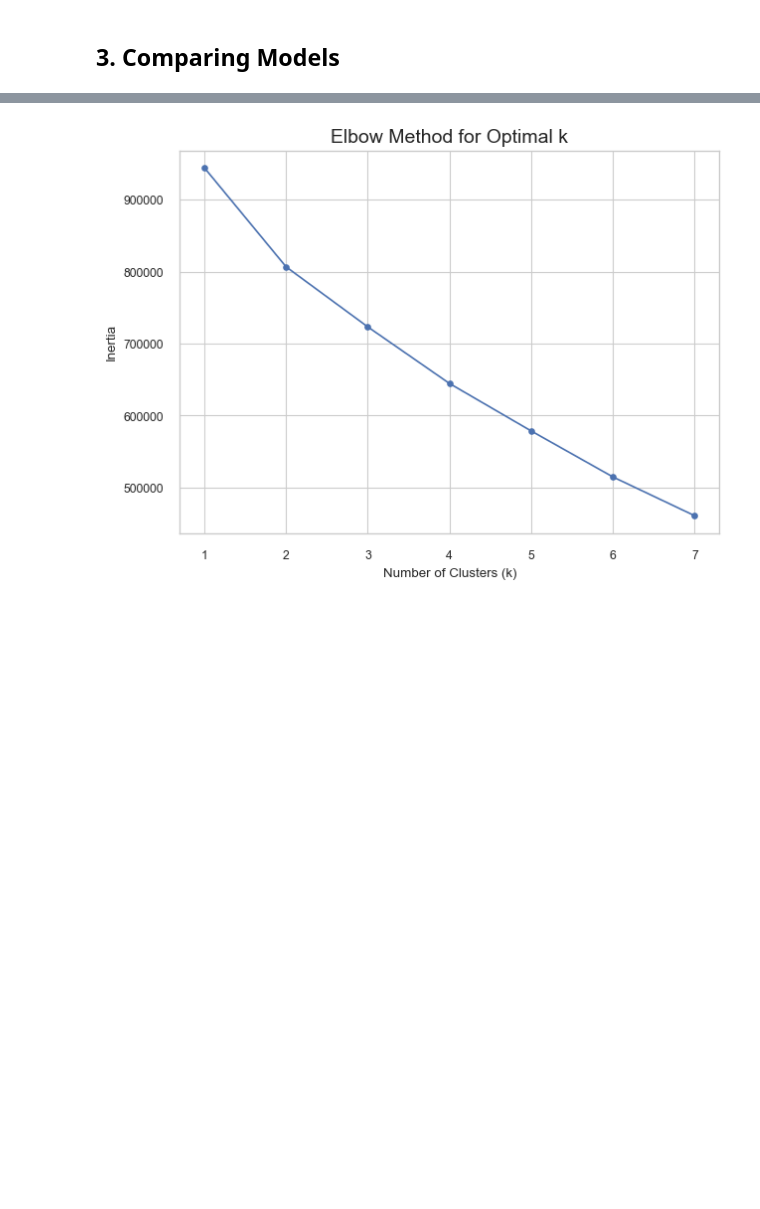
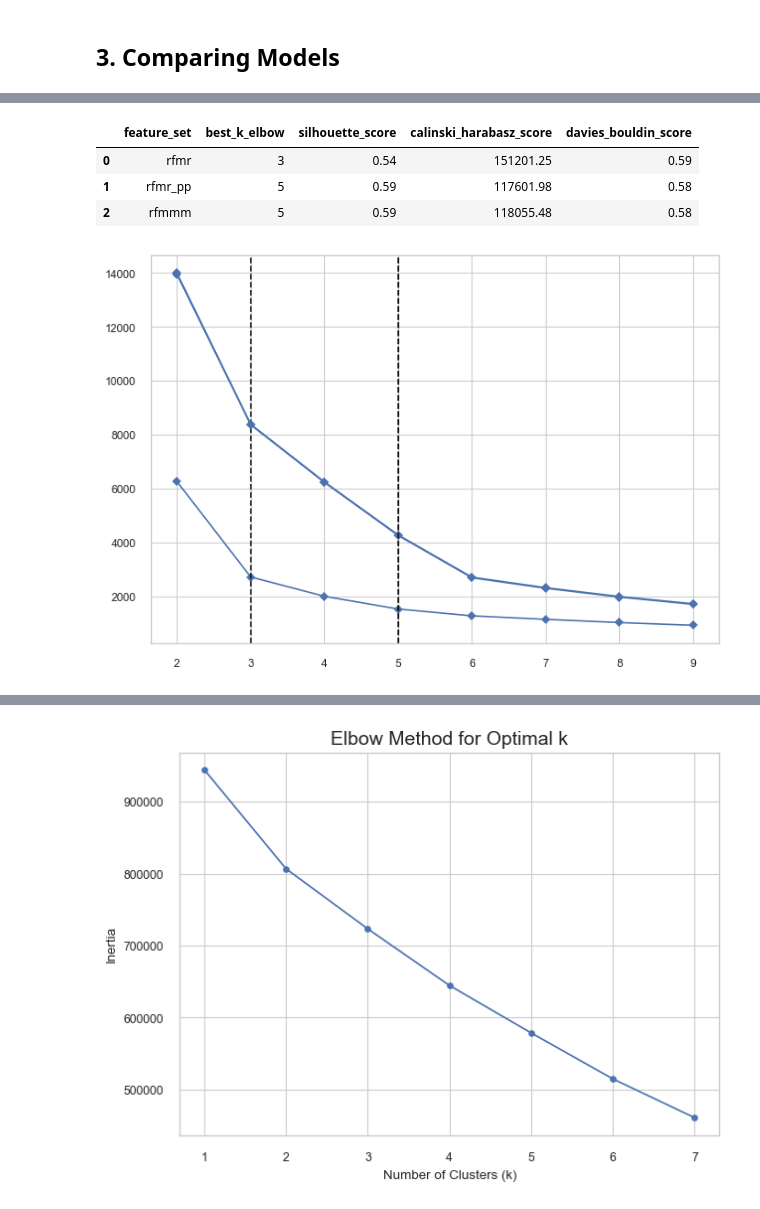
Before and after one commit to nataschaminnitt/segmenting_customers, a Jupyter notebook: notebooks/P5 notebook modeling.ipynb, the cells around one changed output, grey strips where cells are left out. Drawn from its saved outputs; the diff is of its cells as text; code cells hidden in the pictures; blank space fills up the shorter version.

```diff
--- a/notebooks/P5 notebook modeling.ipynb
+++ b/notebooks/P5 notebook modeling.ipynb
@@ -173,0 +238,10 @@ memory usage: 6.1 MB
+# %%
+# Min Max scaler
+results_df = evaluate_feature_sets(df, dict_features, k_min=2, k_max=10)
+results_df
+# %% [output]
+|  | feature_set | best_k_elbow | silhouette_score | calinski_harabasz_score | davies_bouldin_score |
+| 0 | rfmr | 3 | 0.54 | 151201.25 | 0.59 |
+| 1 | rfmr_pp | 5 | 0.59 | 117601.98 | 0.58 |
+| 2 | rfmmm | 5 | 0.59 | 118055.48 | 0.58 |
+[figure, added]
```
Also changed, not shown: parts of 19 cells of this notebook, 2 other files.
